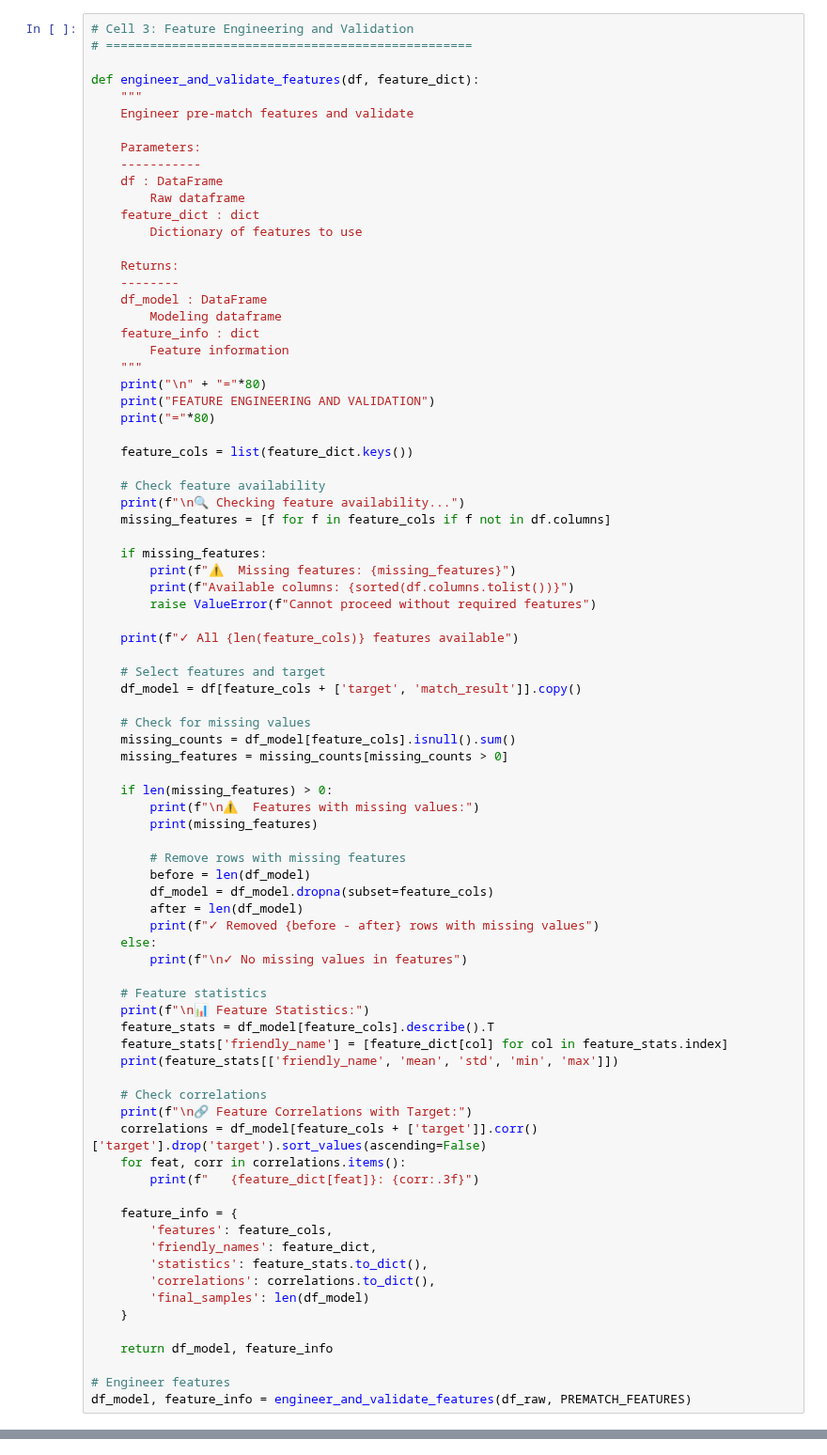
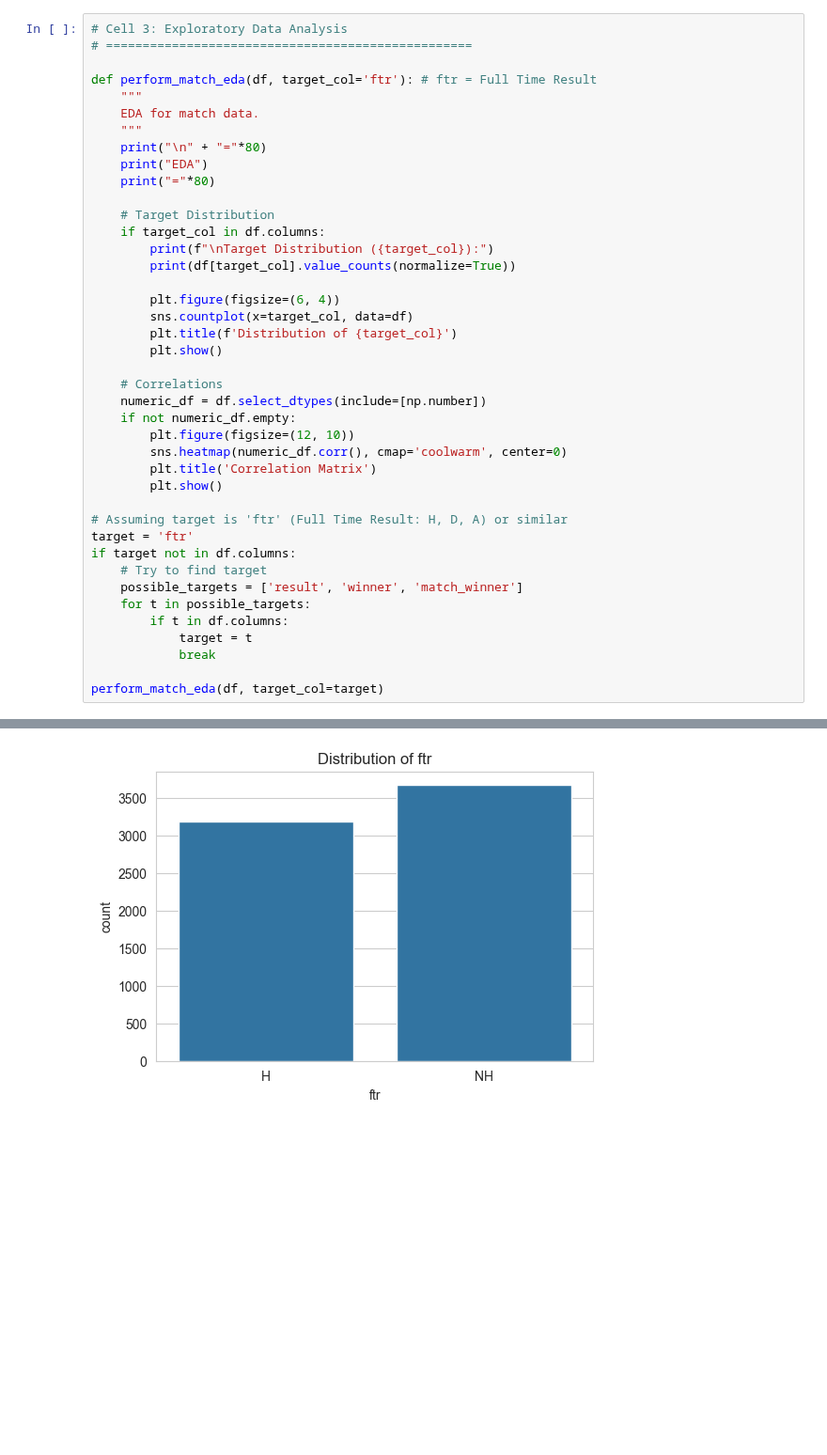
Before and after one commit to springboardmentor345a-create/Projects_2, a Jupyter notebook: notebooks/Match_Winner_Pipeline.ipynb, the cells around one changed output, grey strips where cells are left out. Shown at 94% size. Drawn from its saved outputs; the diff is of its cells as text; blank space fills up the shorter version.

```diff
--- a/notebooks/Match_Winner_Pipeline.ipynb
+++ b/notebooks/Match_Winner_Pipeline.ipynb
@@ -197,84 +223,43 @@ DATA LOADING AND TARGET ENGINEERING
 # %%
-# Cell 3: Feature Engineering and Validation
+# Cell 3: Exploratory Data Analysis
 # ==================================================
 
-def engineer_and_validate_features(df, feature_dict):
+def perform_match_eda(df, target_col='ftr'): # ftr = Full Time Result
     """
-    Engineer pre-match features and validate
-
-    Parameters:
-    -----------
-    df : DataFrame
-        Raw dataframe
-    feature_dict : dict
-        Dictionary of features to use
-
-    Returns:
-    --------
-    df_model : DataFrame
-        Modeling dataframe
-    feature_info : dict
-        Feature information
+    EDA for match data.
     """
     print("\n" + "="*80)
-    print("FEATURE ENGINEERING AND VALIDATION")
+    print("EDA")
     print("="*80)
 
-    feature_cols = list(feature_dict.keys())
+    # Target Distribution
+    if target_col in df.columns:
+        print(f"\nTarget Distribution ({target_col}):")
+        print(df[target_col].value_counts(normalize=True))
 
-    # Check feature availability
-    print(f"\n🔍 Checking feature availability...")
-    missing_features = [f for f in feature_cols if f not in df.columns]
+        plt.figure(figsize=(6, 4))
+        sns.countplot(x=target_col, data=df)
+        plt.title(f'Distribution of {target_col}')
+        plt.show()
 
-    if missing_features:
-        print(f"⚠️  Missing features: {missing_features}")
-        print(f"Available columns: {sorted(df.columns.tolist())}")
-        raise ValueError(f"Cannot proceed without required features")
+    # Correlations
+    numeric_df = df.select_dtypes(include=[np.number])
+    if not numeric_df.empty:
+        plt.figure(figsize=(12, 10))
+        sns.heatmap(numeric_df.corr(), cmap='coolwarm', center=0)
+        plt.title('Correlation Matrix')
+        plt.show()
 
-    print(f"✓ All {len(feature_cols)} features available")
+# Assuming target is 'ftr' (Full Time Result: H, D, A) or similar
+target = 'ftr'
+if target not in df.columns:
+    # Try to find target
+    possible_targets = ['result', 'winner', 'match_winner']
+    for t in possible_targets:
+        if t in df.columns:
+            target = t
+            break
 
-    # Select features and target
-    df_model = df[feature_cols + ['target', 'match_result']].copy()
-
-    # Check for missing values
-    missing_counts = df_model[feature_cols].isnull().sum()
-    missing_features = missing_counts[missing_counts > 0]
-
-    if len(missing_features) > 0:
-        print(f"\n⚠️  Features with missing values:")
-        print(missing_features)
-
-        # Remove rows with missing features
-        before = len(df_model)
-        df_model = df_model.dropna(subset=feature_cols)
-        after = len(df_model)
-        print(f"✓ Removed {before - after} rows with missing values")
-    else:
-        print(f"\n✓ No missing values in features")
-
-    # Feature statistics
-    print(f"\n📊 Feature Statistics:")
-    feature_stats = df_model[feature_cols].describe().T
-    feature_stats['friendly_name'] = [feature_dict[col] for col in feature_stats.index]
-    print(feature_stats[['friendly_name', 'mean', 'std', 'min', 'max']])
-
-    # Check correlations
-    print(f"\n🔗 Feature Correlations with Target:")
-    correlations = df_model[feature_cols + ['target']].corr()['target'].drop('target').sort_values(ascending=False)
-    for feat, corr in correlations.items():
-        print(f"   {feature_dict[feat]}: {corr:.3f}")
-
-    feature_info = {
-        'features': feature_cols,
-        'friendly_names': feature_dict,
-        'statistics': feature_stats.to_dict(),
-        'correlations': correlations.to_dict(),
-        'final_samples': len(df_model)
-    }
-
-    return df_model, feature_info
-
-# Engineer features
-df_model, feature_info = engineer_and_validate_features(df_raw, PREMATCH_FEATURES)
+perform_match_eda(df, target_col=target)
 # %% [output]
 ================================================================================
@@ -296,0 +274 @@ home_team_tier           Home Team Tier  1.716667    0.783745     1.0
+[figure, added]
```
Also changed, not shown: parts of 7 cells of this notebook, 29 other files.
